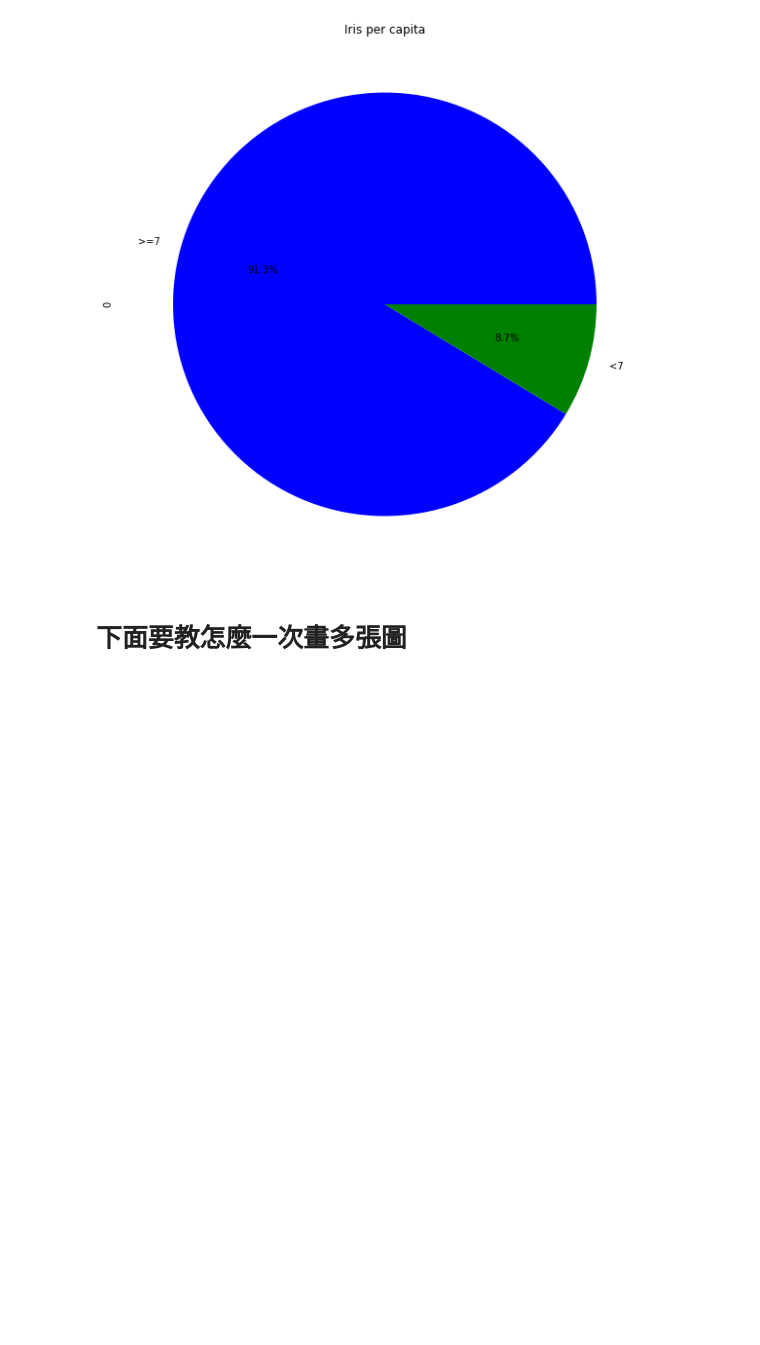
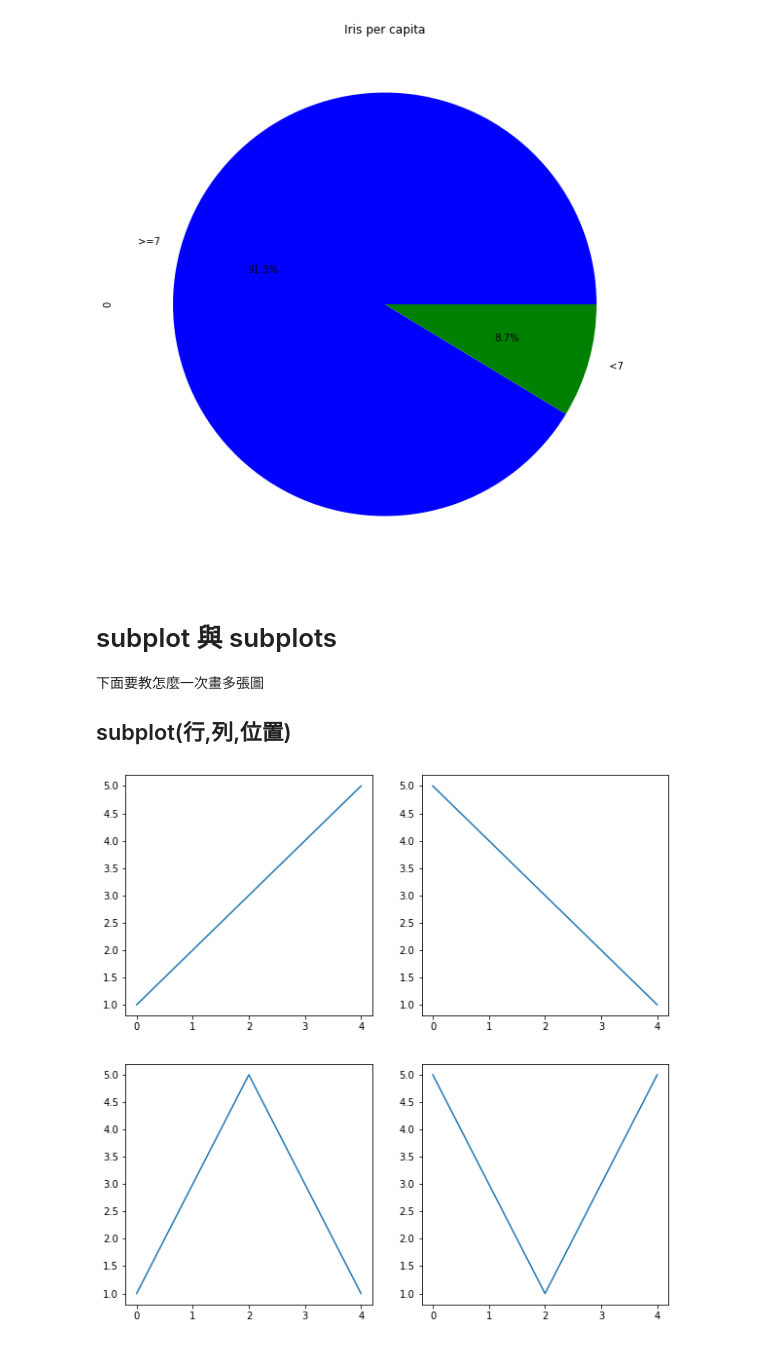
Before and after one commit to tobytoy/OpenResource, a Jupyter notebook: machine-learning(scikit-learn)/jupyter/其他工具(other-tools)/00-02 (Appendex) Visualization.ipynb, the cells around one changed output. Drawn from its saved outputs; the diff is of its cells as text; code cells hidden in the pictures; blank space fills up the shorter version.

Commit message:
add plots

```diff
--- a/machine-learning(scikit-learn)/jupyter/其他工具(other-tools)/00-02 (Appendex) Visualization.ipynb
+++ b/machine-learning(scikit-learn)/jupyter/其他工具(other-tools)/00-02 (Appendex) Visualization.ipynb
@@ -185,4 +185,27 @@ data.plot.pie()
 <AxesSubplot:title={'center':'Iris per capita'}, ylabel='0'>
 [figure]
 # %% [markdown]
-# 下面要教怎麼一次畫多張圖
+# subplot 與 subplots
+
+下面要教怎麼一次畫多張圖
+## subplot(行,列,位置)
+# %%
+import matplotlib.pyplot as plt
+x_1 = [1,2,3,4,5]
+x_2 = [5,4,3,2,1]
+x_3 = [1,3,5,3,1]
+x_4 = [5,3,1,3,5]
+
+plt.figure(figsize=(10, 10))
+
+plt.subplot(221)
+plt.plot(x_1)
+plt.subplot(222)
+plt.plot(x_2)
+plt.subplot(223)
+plt.plot(x_3)
+plt.subplot(224)
+plt.plot(x_4)
+plt.show()
+# %% [output]
+[figure, added]
```
Also changed, not shown: parts of 1 cell of this notebook, 1 other file.
